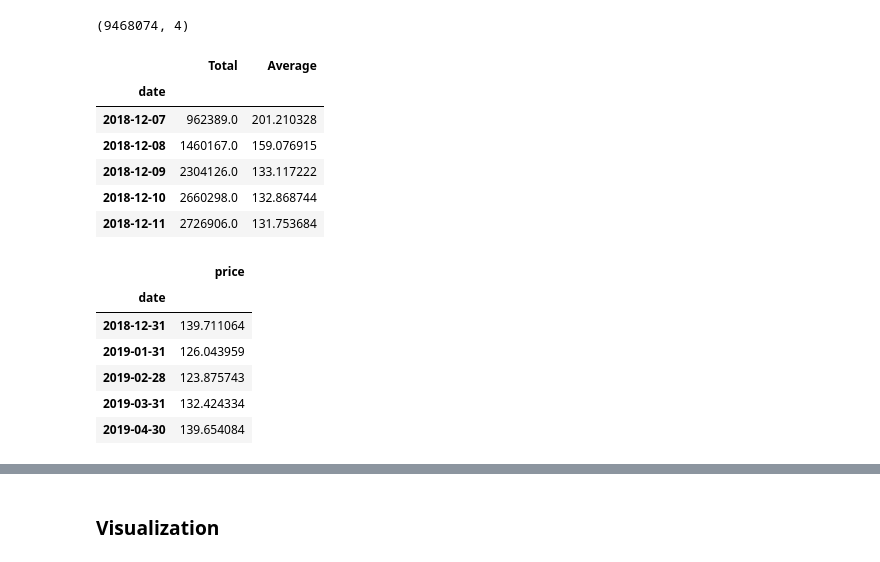
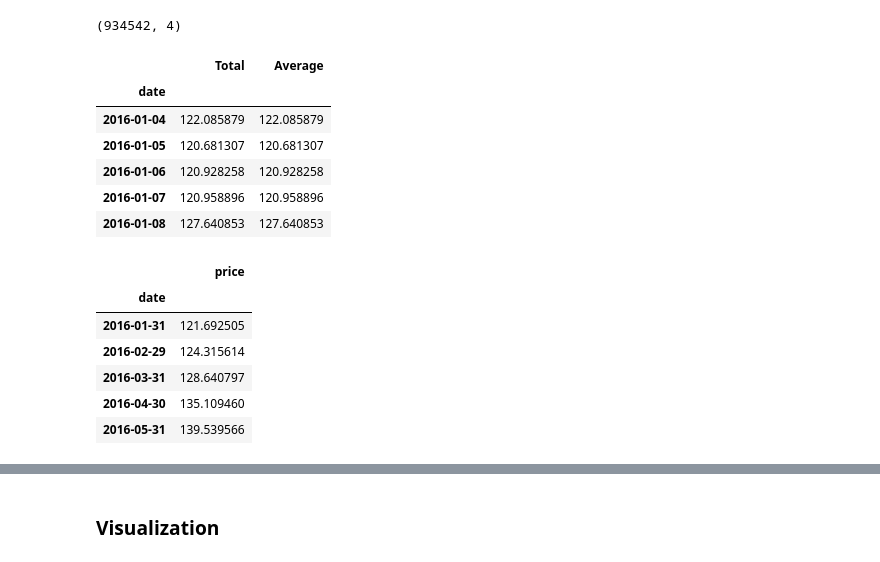
Before and after one commit to ntmai03/Airbnb, a Jupyter notebook: AirbnbTimeSeriesAnalysis.ipynb, the cells around one changed output, grey strips where cells are left out. Drawn from its saved outputs; the diff is of its cells as text; code cells hidden in the pictures.

```diff
--- a/AirbnbTimeSeriesAnalysis.ipynb
+++ b/AirbnbTimeSeriesAnalysis.ipynb
@@ -7,7 +56,7 @@ pd.set_option('display.max_columns', 500)
 warnings.filterwarnings('ignore')
 %matplotlib inline
 # %%
-# Load dataset: listing
-listing_df = pd.read_csv('C:\\DataScience\\00_AnalysisProjects\\AirbnbAnalysis\\Data\\London_listings.csv')
-listing_df.shape   # (77096, 96)
+# Load dataset: calendar
+calendar_df = pd.read_csv('C:\\DataScience\\00_AnalysisProjects\\AirbnbAnalysis\\Data\\seattle_calendar.csv')
+calendar_df.shape   # (1393570, 4)
 # %% [output]
@@ -15,4 +63,0 @@ listing_df.shape   # (77096, 96)
-# %%
-# Load dataset: calendar
-calendar_df = pd.read_csv('C:\\DataScience\\00_AnalysisProjects\\AirbnbAnalysis\\Data\\London_calendar.csv')
-calendar_df.shape
@@ -60,7 +102,0 @@ Check_Missing_Data(calendar_df)
-# %%
-# Convert price from string to float
-calendar_df['price'] = (calendar_df['price'].str.replace(r'[^-+\d.]', '').astype(float))
-
-# Remove all rows with missing data
-calendar_df = calendar_df[calendar_df.price > 0]
-Check_Missing_Data(calendar_df)
@@ -72,0 +112,8 @@ Check_Missing_Data(calendar_df)
+# %%
+# process data
+calendar1_df = calendar_df.copy(deep=True)
+calendar1_df.dropna(inplace=True)
+calendar1_df['date'] = pd.to_datetime(calendar1_df['date'])
+calendar1_df['price'] = calendar1_df['price'].str.replace("[$, ]", "").astype("float")
+
+Check_Missing_Data(calendar1_df)
@@ -73,25 +126,25 @@ Check_Missing_Data(calendar_df)
 # %%
 # Recheck dimension of calendar after removing missing price
-calendar_df.shape
+calendar1_df.shape
 # %% [output]
-(9468074, 4)
+(934542, 4)
 # %%
 # calculate sum and average of price by date
-df1  = calendar_df.groupby("date")[["price"]].sum()
-df1["mean"]  = calendar_df.groupby("date")[["price"]].mean()
+df1  = calendar1_df.groupby("date")[["price"]].sum()
+df1["mean"]  = calendar1_df.groupby("date")[["price"]].mean()
 df1.columns = ["Total", "Average"]
 df1.head()
 # %% [output]
 |  | Total | Average |
 | date |  |  |
-| 2018-12-07 | 962389.0 | 201.210328 |
-| 2018-12-08 | 1460167.0 | 159.076915 |
-| 2018-12-09 | 2304126.0 | 133.117222 |
-| 2018-12-10 | 2660298.0 | 132.868744 |
-| 2018-12-11 | 2726906.0 | 131.753684 |
+| 2016-01-04 | 122.085879 | 122.085879 |
+| 2016-01-05 | 120.681307 | 120.681307 |
+| 2016-01-06 | 120.928258 | 120.928258 |
+| 2016-01-07 | 120.958896 | 120.958896 |
+| 2016-01-08 | 127.640853 | 127.640853 |
 # %%
 # set column date as index
-df2 = calendar_df.set_index("date")
+df2 = calendar1_df.set_index("date")
 # convert string to datetime
 df2.index = pd.to_datetime(df2.index)
 # resample data by month
@@ -100,8 +153,8 @@ df2.head()
 # %% [output]
 |  | price |
 | date |  |
-| 2018-12-31 | 139.711064 |
-| 2019-01-31 | 126.043959 |
-| 2019-02-28 | 123.875743 |
-| 2019-03-31 | 132.424334 |
-| 2019-04-30 | 139.654084 |
+| 2016-01-31 | 121.692505 |
+| 2016-02-29 | 124.315614 |
+| 2016-03-31 | 128.640797 |
+| 2016-04-30 | 135.109460 |
+| 2016-05-31 | 139.539566 |
```
Also changed, not shown: parts of 45 cells of this notebook, 2 other files.
